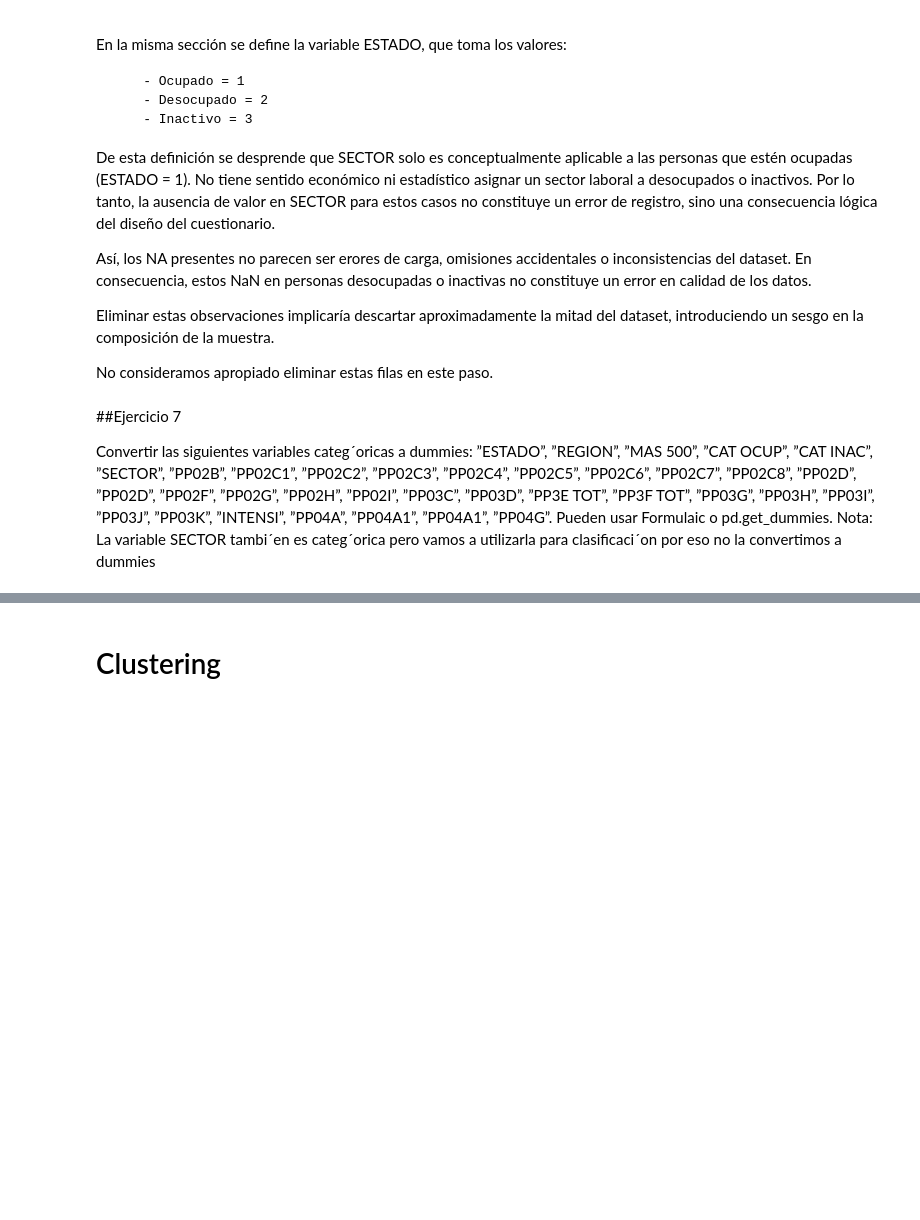
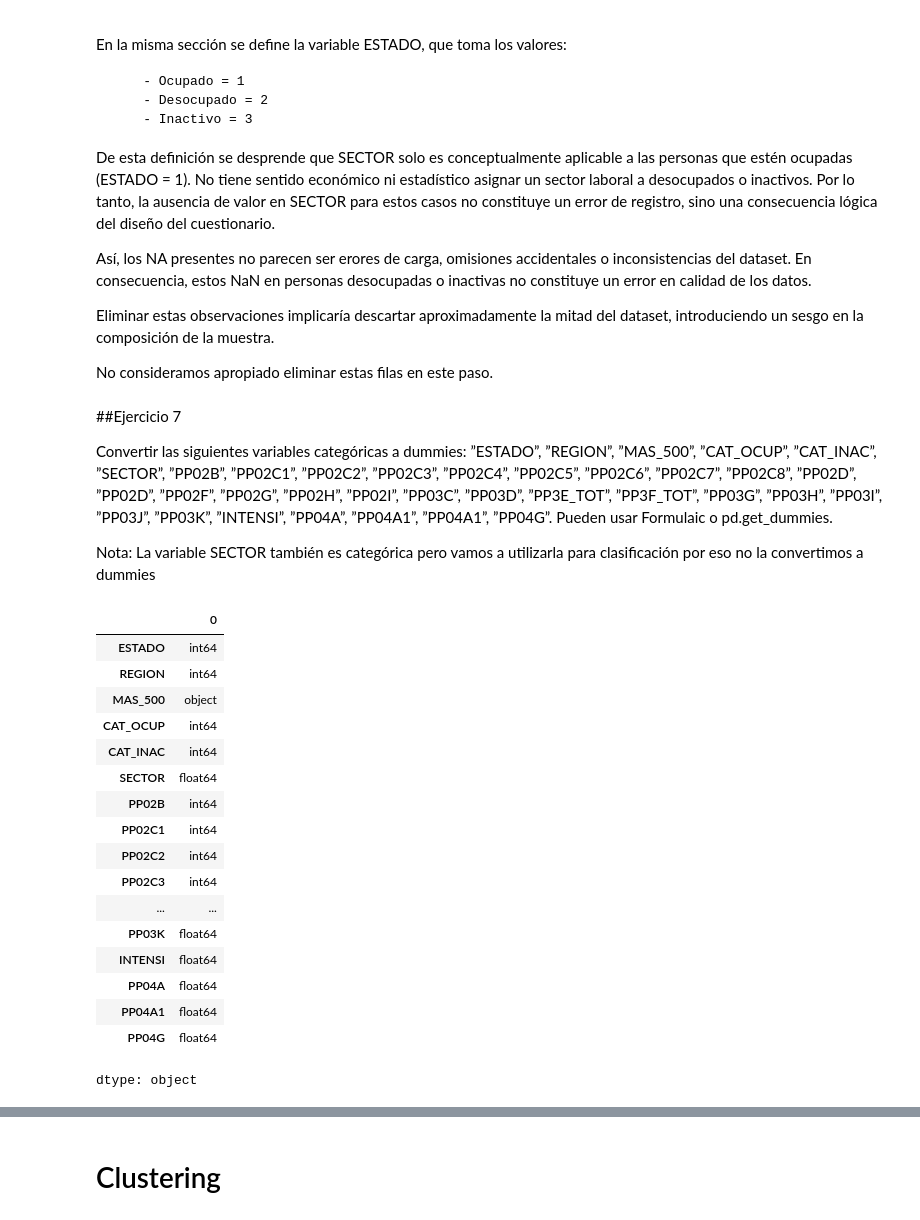
Before and after one commit to davidpalacio1/TP-1-LDD, a Jupyter notebook: TP_2_LDD.ipynb, the cells around one changed output, grey strips where cells are left out. Cells and saved outputs as stored; diff of their text form; code cells hidden in the pictures; blank space fills up the shorter version.

```diff
--- a/TP_2_LDD.ipynb
+++ b/TP_2_LDD.ipynb
@@ -293,11 +293,13 @@ No consideramos apropiado eliminar estas filas en este paso.
 # %% [markdown]
 ##Ejercicio 7
 
-Convertir las siguientes variables categ´oricas a dummies: ”ESTADO”, ”REGION”, ”MAS 500”,
-”CAT OCUP”, ”CAT INAC”, ”SECTOR”, ”PP02B”, ”PP02C1”, ”PP02C2”, ”PP02C3”, ”PP02C4”,
+Convertir las siguientes variables categóricas a dummies: ”ESTADO”, ”REGION”, ”MAS_500”,
+”CAT_OCUP”, ”CAT_INAC”, ”SECTOR”, ”PP02B”, ”PP02C1”, ”PP02C2”, ”PP02C3”, ”PP02C4”,
 ”PP02C5”, ”PP02C6”, ”PP02C7”, ”PP02C8”, ”PP02D”, ”PP02D”, ”PP02F”, ”PP02G”, ”PP02H”,
-”PP02I”, ”PP03C”, ”PP03D”, ”PP3E TOT”, ”PP3F TOT”, ”PP03G”, ”PP03H”, ”PP03I”,
+”PP02I”, ”PP03C”, ”PP03D”, ”PP3E_TOT”, ”PP3F_TOT”, ”PP03G”, ”PP03H”, ”PP03I”,
 ”PP03J”, ”PP03K”, ”INTENSI”, ”PP04A”, ”PP04A1”, ”PP04A1”, ”PP04G”. Pueden usar
 Formulaic o pd.get_dummies.
-Nota: La variable SECTOR tambi´en es categ´orica pero vamos a utilizarla para clasificaci´on
+
+
+Nota: La variable SECTOR también es categórica pero vamos a utilizarla para clasificación
 por eso no la convertimos a dummies
@@ -303,0 +315,36 @@ por eso no la convertimos a dummies
+# %%
+# Las variables dadas en el enunciado, sacando los duplicados PP02D y PP04A1:
+
+variables_enunciado = [
+    "ESTADO", "REGION", "MAS_500",
+    "CAT_OCUP", "CAT_INAC", "SECTOR",
+    "PP02B", "PP02C1", "PP02C2", "PP02C3", "PP02C4",
+    "PP02C5", "PP02C6", "PP02C7", "PP02C8",
+    "PP02D", "PP02F", "PP02G", "PP02H", "PP02I",
+    "PP03C", "PP03D", "PP3E_TOT", "PP3F_TOT",
+    "PP03G", "PP03H", "PP03I", "PP03J", "PP03K",
+    "INTENSI", "PP04A", "PP04A1", "PP04G"
+]
+
+# Revisamos los tipos de las variables:
+
+df[variables_enunciado].dtypes
+# %% [output]
+|  | 0 |
+| ESTADO | int64 |
+| REGION | int64 |
+| MAS_500 | object |
+| CAT_OCUP | int64 |
+| CAT_INAC | int64 |
+| SECTOR | float64 |
+| PP02B | int64 |
+| PP02C1 | int64 |
+| PP02C2 | int64 |
+| PP02C3 | int64 |
+| ... | ... |
+| PP03K | float64 |
+| INTENSI | float64 |
+| PP04A | float64 |
+| PP04A1 | float64 |
+| PP04G | float64 |
+dtype: object
```
Also changed, not shown: parts of 8 cells of this notebook.
